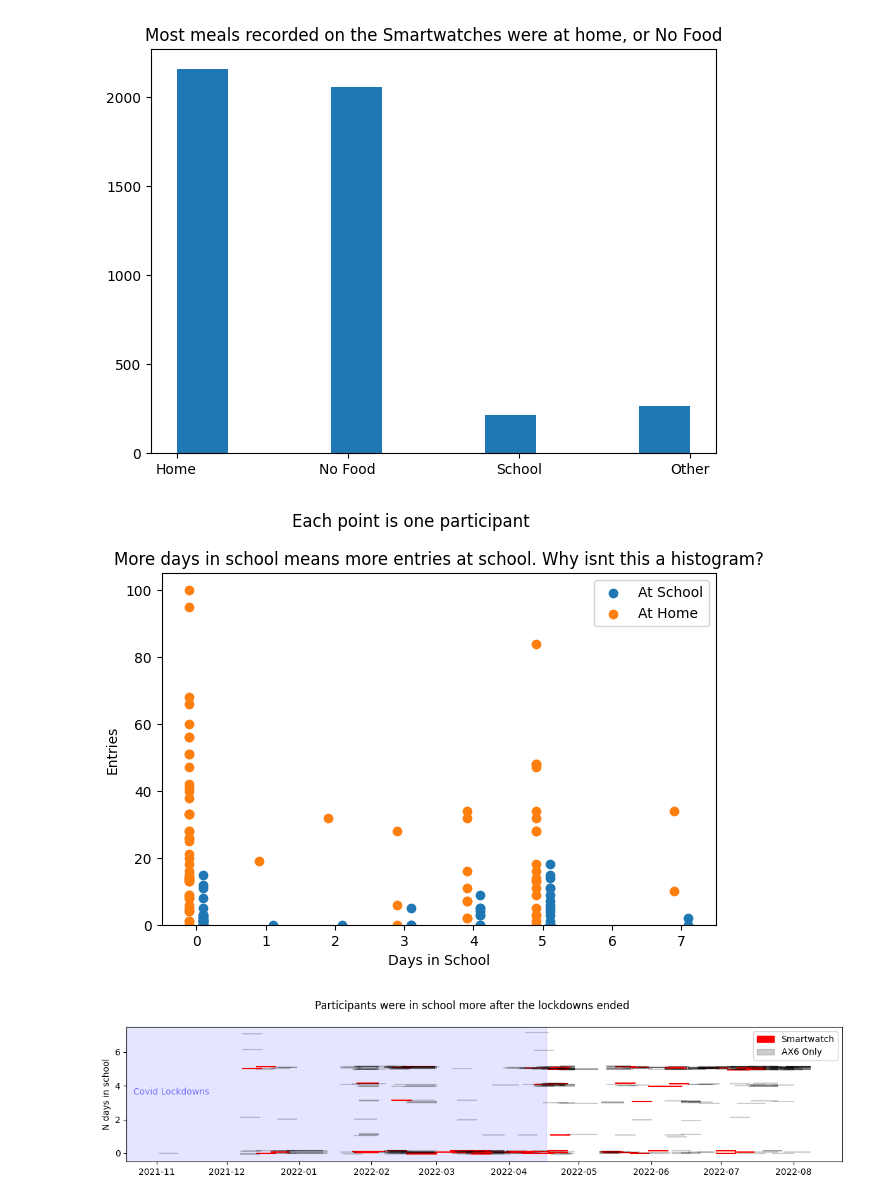
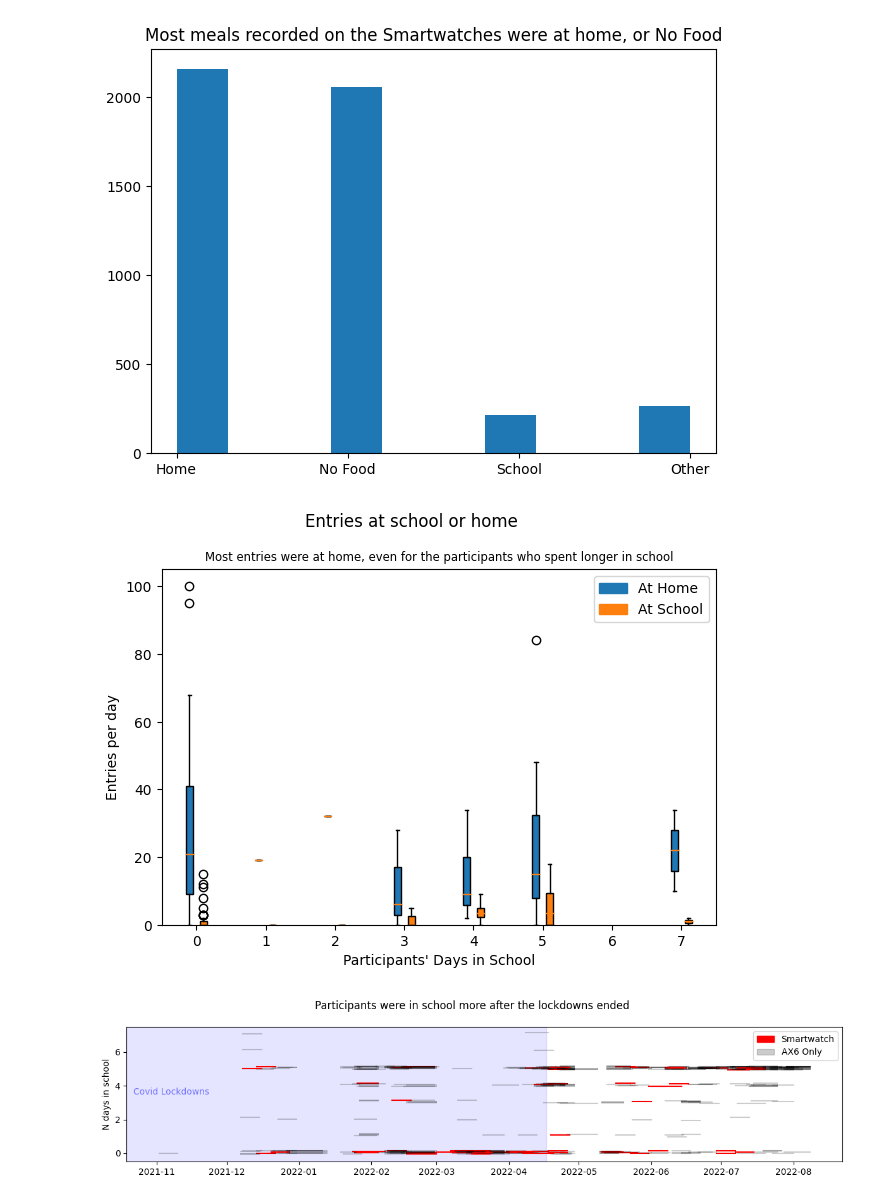
Before and after one commit to richard-lane/seaco_malaysia, a Jupyter notebook: school_status.ipynb, the cells around one changed output. Saved outputs shown, nothing was run; the diff lists cells and outputs as text; code cells hidden in the pictures.

Commit message:
boxplot for n entries in school/at home

```diff
--- a/school_status.ipynb
+++ b/school_status.ipynb
@@ -89,42 +92,95 @@ n_open_ended=26
 # %%
 """
 Find the fraction of entries that were at school or at home for each participant and plot it against how many days they spent in school
 
 """
+from matplotlib.patches import Patch
+
 fig, axis = plt.subplots()
 
 days_in_school = np.array(list(schooldays_with_watch.values()))
 entries_in_school = np.zeros_like(days_in_school)
 entries_at_home = np.zeros_like(days_in_school)
 
 for i, participant in enumerate(schooldays_with_watch):
     df_slice = meal_info.query("p_id == @participant")
 
     # Find how many entries were at school
     n_in_school = (df_slice["location"] == "School").sum()
 
     # Find how many entries were at home
     n_at_home = (df_slice["location"] == "Home").sum()
 
     entries_in_school[i] = n_in_school
     entries_at_home[i] = n_at_home
 
 
-axis.scatter(days_in_school + 0.1, entries_in_school, label="At School")
-axis.scatter(days_in_school - 0.1, entries_at_home, label="At Home")
+# Split the data by how many days spent in school
+inschool_by_day = [[] for _ in range(8)]
+for days, entries in zip(days_in_school, entries_in_school):
+    if np.isnan(days) or days == -99:
+        continue
+    inschool_by_day[int(days)].append(entries)
+
+athome_by_day = [[] for _ in range(8)]
+for days, entries in zip(days_in_school, entries_at_home):
+    if np.isnan(days) or days == -99:
+        continue
+    athome_by_day[int(days)].append(entries)
+
+
+# Filter out empty days
+days = []
+inschool_by_day_filtered = []
+athome_by_day_filtered = []
+for i in range(8):
+    if len(inschool_by_day[i]) > 0 and len(athome_by_day[i]) > 0:
+        days.append(i)
+        inschool_by_day_filtered.append(inschool_by_day[i])
+        athome_by_day_filtered.append(athome_by_day[i])
+
+days = np.array(days)
+
+home_box = axis.boxplot(
+    athome_by_day_filtered, positions=days - 0.1, widths=0.1, patch_artist=True
+)
+school_box = axis.boxplot(
+    inschool_by_day_filtered, positions=days + 0.1, widths=0.1, patch_artist=True
+)
+
+
+for box in home_box["boxes"]:
+    box.set_facecolor("C0")
+    box.set_edgecolor("k")
+
+for box in school_box["boxes"]:
+    box.set_facecolor("C1")
+    box.set_edgecolor("k")
+
+axis.legend(
+    [
+        Patch(color=home_box["boxes"][0].get_facecolor()),
+        Patch(color=school_box["boxes"][0].get_facecolor()),
+    ],
+    ["At Home", "At School"],
+)
+
+fig.suptitle("Entries at school or home")
+axis.set_title(
+    "Most entries were at home, even for the participants who spent longer in school",
+    fontsize="small",
+)
+
 axis.set_xlim(-0.5, 7.5)
 axis.set_ylim(0.0, axis.get_ylim()[1])
-axis.set_xlabel("Days in School")
-axis.set_ylabel("Entries")
-
-axis.legend()
-
-fig.suptitle("Each point is one participant")
-axis.set_title("More days in school means more entries at school. Why isnt this a histogram?")
+axis.set_xlabel("Participants' Days in School")
+axis.set_ylabel("Entries per day")
+axis.set_xticks(range(8), range(8))
 
 fig.tight_layout()
+fig.savefig("img/entries_at_school_or_home.png")
 # %% [output]
-[figure, old version]
+[figure, new version]
 # %%
 """
 Show the dates where the smartwatch and non-smartwatch entries were recorded
```
Also changed, not shown: parts of 2 cells of this notebook, 2 other files.
